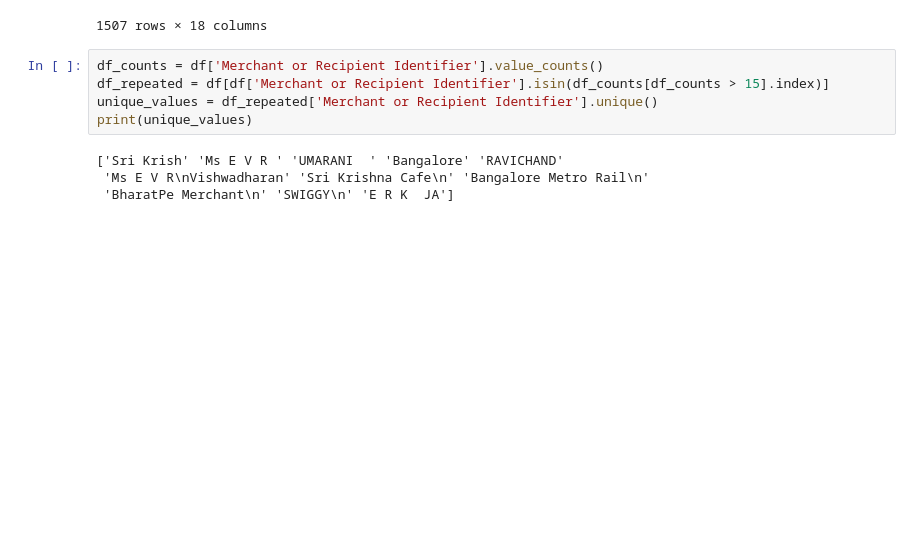
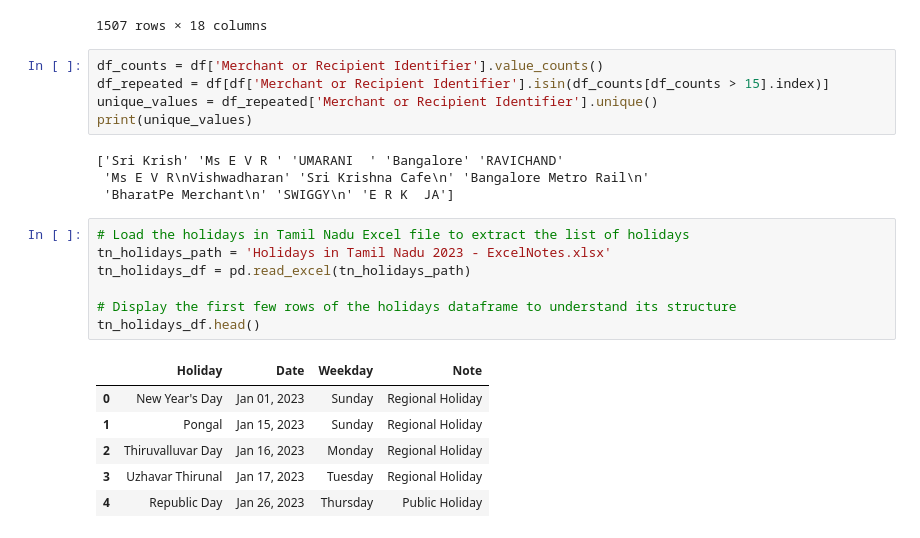
Before and after one commit to FreeRikato/Bucks, a Jupyter notebook: main.ipynb, the cells around one changed output. Drawn from its saved outputs; the diff is of its cells as text; blank space fills up the shorter version.

```diff
--- a/main.ipynb
+++ b/main.ipynb
@@ -150,3 +150,17 @@ print(unique_values)
 ['Sri Krish' 'Ms E V R ' 'UMARANI  ' 'Bangalore' 'RAVICHAND'
  'Ms E V R\nVishwadharan' 'Sri Krishna Cafe\n' 'Bangalore Metro Rail\n'
  'BharatPe Merchant\n' 'SWIGGY\n' 'E R K  JA']
+# %%
+# Load the holidays in Tamil Nadu Excel file to extract the list of holidays
+tn_holidays_path = 'Holidays in Tamil Nadu 2023 - ExcelNotes.xlsx'
+tn_holidays_df = pd.read_excel(tn_holidays_path)
+
+# Display the first few rows of the holidays dataframe to understand its structure
+tn_holidays_df.head()
+# %% [output]
+|  | Holiday | Date | Weekday | Note |
+| 0 | New Year's Day | Jan 01, 2023 | Sunday | Regional Holiday |
+| 1 | Pongal | Jan 15, 2023 | Sunday | Regional Holiday |
+| 2 | Thiruvalluvar Day | Jan 16, 2023 | Monday | Regional Holiday |
+| 3 | Uzhavar Thirunal | Jan 17, 2023 | Tuesday | Regional Holiday |
+| 4 | Republic Day | Jan 26, 2023 | Thursday | Public Holiday |
```
Also changed, not shown: parts of 1 cell of this notebook, 3 other files.
